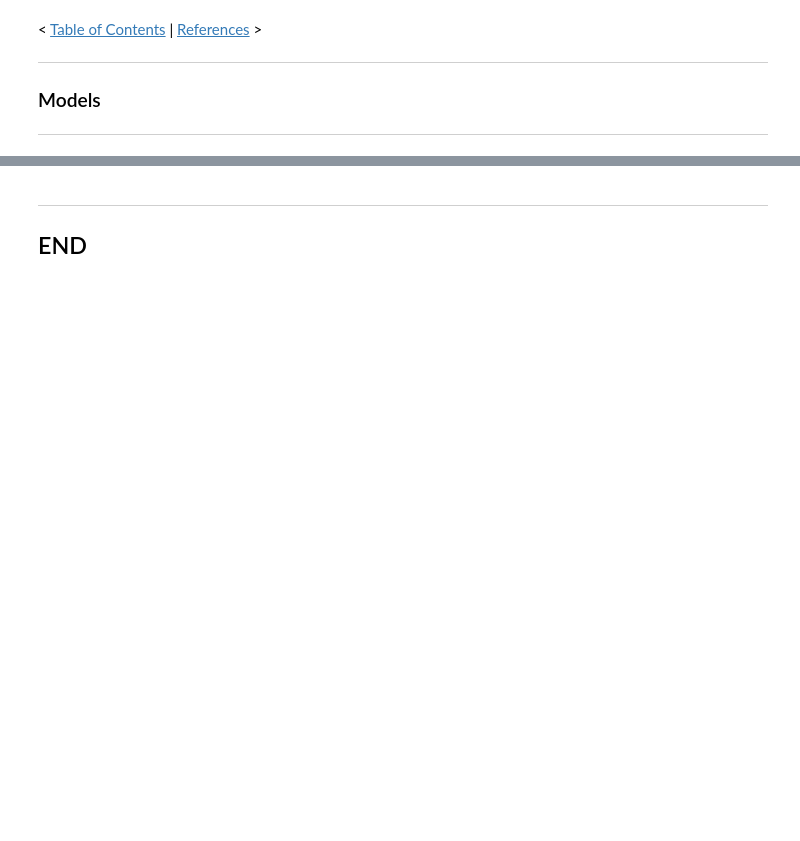
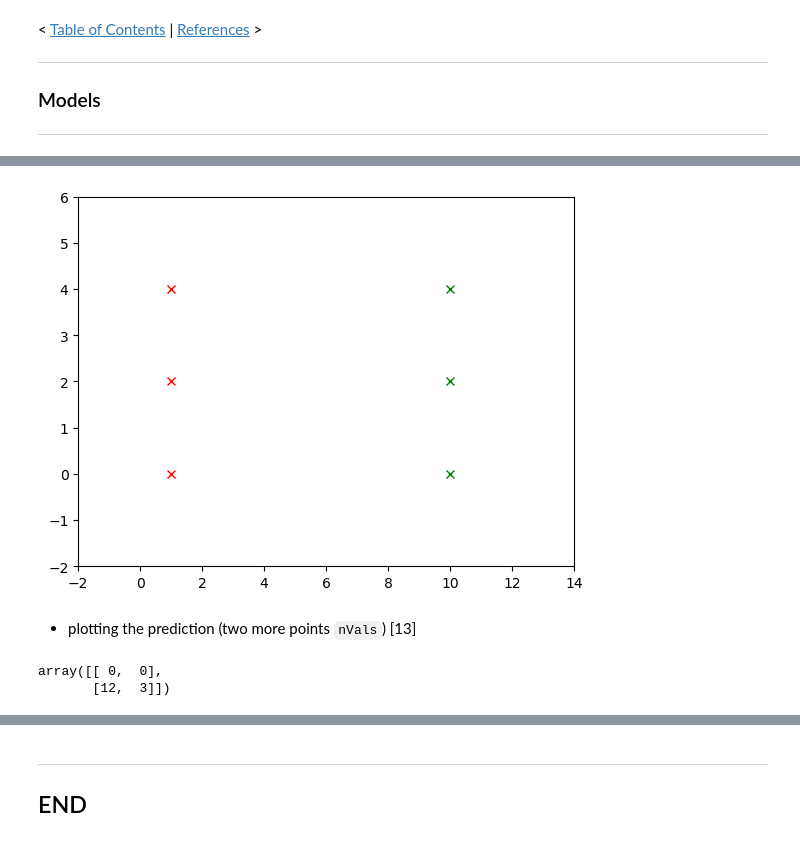
Before and after one commit to SeanOhAileasa/mls-machine-learning-statistics, a Jupyter notebook: mls-machine-learning-statistics.ipynb, the cells around one changed output, grey strips where cells are left out. Cells and saved outputs as stored; diff of their text form; code cells hidden in the pictures; blank space fills up the shorter version.

```diff
--- a/mls-machine-learning-statistics.ipynb
+++ b/mls-machine-learning-statistics.ipynb
@@ -1704,0 +1793,2 @@ with open(r"C:\Users\SeanOhAileasa\covid-19-ireland\src\dataset\covid-19-ireland
+# %%
+nInsObjKMeans=skcl.KMeans(n_clusters=2,random_state=0)
@@ -1704,0 +1803,2 @@ with open(r"C:\Users\SeanOhAileasa\covid-19-ireland\src\dataset\covid-19-ireland
+# %%
+nInsObjKMeans.fit(X=X) # algorithm via X
@@ -1704,0 +1954,14 @@ with open(r"C:\Users\SeanOhAileasa\covid-19-ireland\src\dataset\covid-19-ireland
+# %%
+plt.plot(X[nInsObjKMeans.labels_==1][:,0],X[nInsObjKMeans.labels_==1][:,1],"xr")
+plt.plot(X[nInsObjKMeans.labels_==0][:,0],X[nInsObjKMeans.labels_==0][:,1],"xg")
+plt.xlim([-2,14])
+plt.ylim([-2,6]);
+# %% [output]
+[figure, added]
+# %% [markdown]
+- plotting the prediction (two more points ``nVals``) [13]
+# %%
+nVals
+# %% [output]
+array([[ 0,  0],
+       [12,  3]])
```
Also changed, not shown: parts of 163 cells of this notebook.
